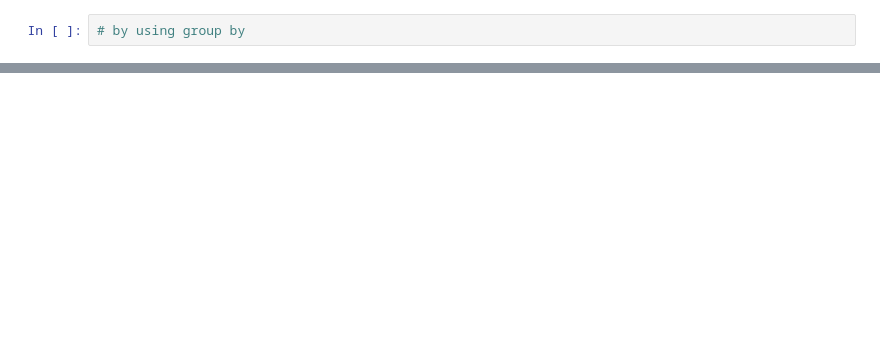
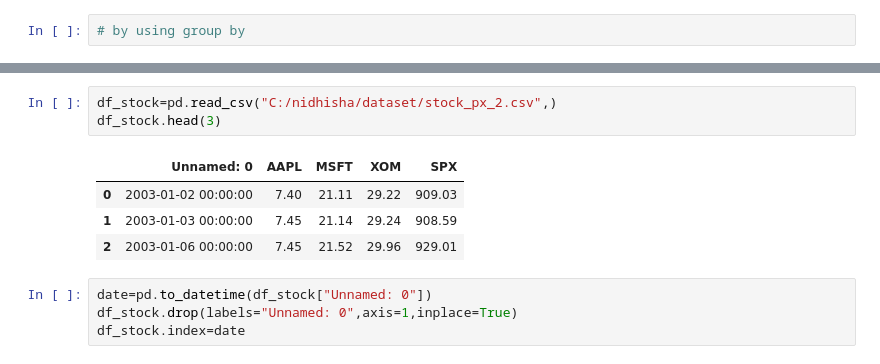
Before and after one commit to Nidhisha08/PYTHON, a Jupyter notebook: pandas_more.ipynb, the cells around one changed output, grey strips where cells are left out. Cells and saved outputs as stored; diff of their text form; blank space fills up the shorter version.

```diff
--- a/pandas_more.ipynb
+++ b/pandas_more.ipynb
@@ -874,0 +929,12 @@ dtype: object
+# %%
+df_stock=pd.read_csv("C:/nidhisha/dataset/stock_px_2.csv",)
+df_stock.head(3)
+# %% [output]
+|  | Unnamed: 0 | AAPL | MSFT | XOM | SPX |
+| 0 | 2003-01-02 00:00:00 | 7.40 | 21.11 | 29.22 | 909.03 |
+| 1 | 2003-01-03 00:00:00 | 7.45 | 21.14 | 29.24 | 908.59 |
+| 2 | 2003-01-06 00:00:00 | 7.45 | 21.52 | 29.96 | 929.01 |
+# %%
+date=pd.to_datetime(df_stock["Unnamed: 0"])
+df_stock.drop(labels="Unnamed: 0",axis=1,inplace=True)
+df_stock.index=date
```
Also changed, not shown: parts of 53 cells of this notebook.
